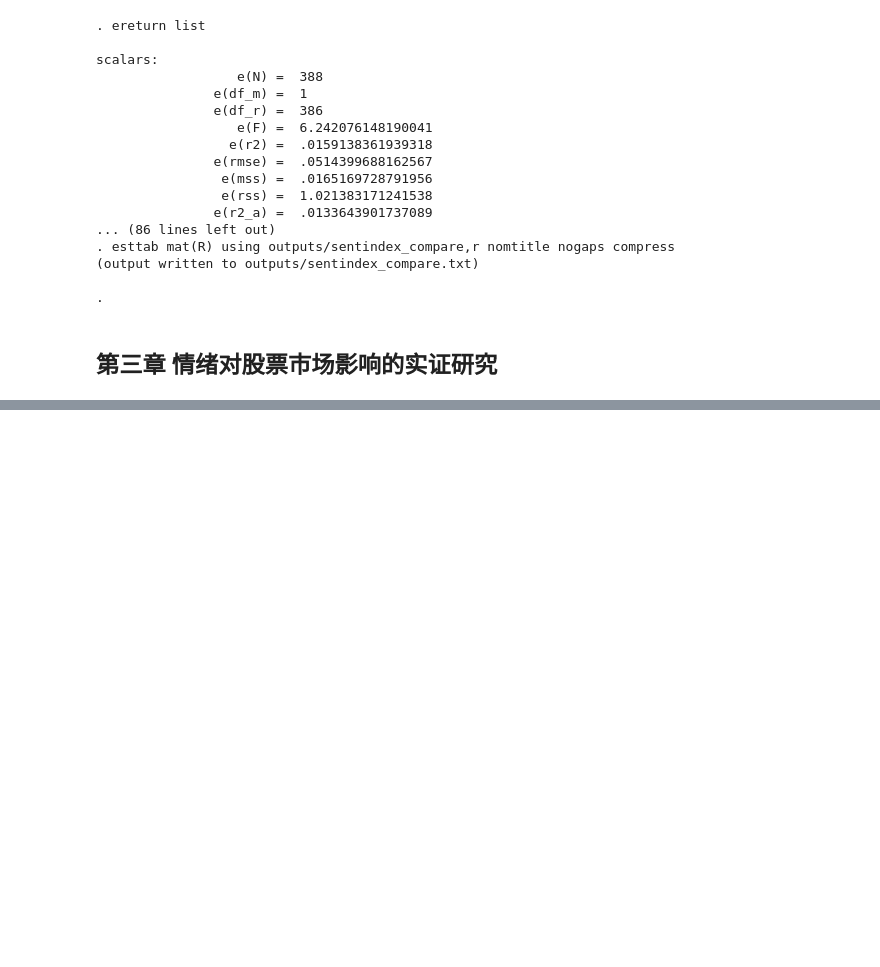
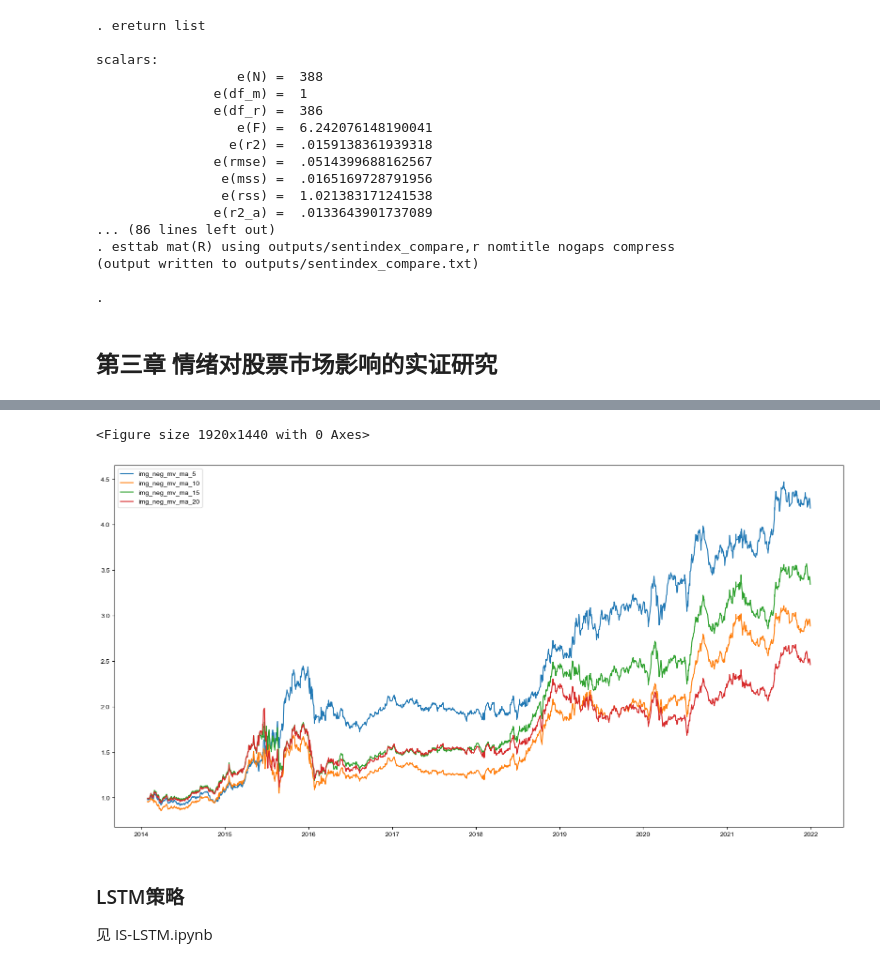
Before and after one commit to Colin-Bao/Investor-Sentiment-Min, a Jupyter notebook: Notebooks/IS-Commit-Min.ipynb, the cells around one changed output, grey strips where cells are left out. Cells and saved outputs as stored; diff of their text form; code cells hidden in the pictures; blank space fills up the shorter version.

```diff
--- a/Notebooks/IS-Commit-Min.ipynb
+++ b/Notebooks/IS-Commit-Min.ipynb
@@ -357,0 +574,29 @@ t statistics in parentheses
+# %%
+# 图像大小
+plt.rcParams['font.family'] = 'Arial'  # 字体
+plt.figure(dpi=300)
+fig, ax = plt.subplots(figsize=(20, 10))
+
+# 把Trade_date转换为日期格式，这样matplotlib可以正确地显示它
+df_res_mv['Trade_date'] = pd.to_datetime(df_res_mv['trade_date'])
+
+# 设置Trade_date为索引，这样在绘图时可以直接使用
+df_res_mv.set_index('Trade_date', inplace=True)
+
+
+# 为每一个策略列绘制一条线
+strategies = ['img_neg_mv_ma_5', 'img_neg_mv_ma_10', 'img_neg_mv_ma_15', 'img_neg_mv_ma_20']
+for strategy in strategies:
+    ax.plot(df_res_mv.index, df_res_mv[strategy], label=strategy)
+
+# 添加图例
+ax.legend()
+
+# 显示图形
+plt.show()
+# %% [output]
+<Figure size 1920x1440 with 0 Axes>
+[figure, added]
+# %% [markdown]
+### LSTM策略
+见 IS-LSTM.ipynb
```
Also changed, not shown: parts of 21 cells of this notebook, 6 other files.
